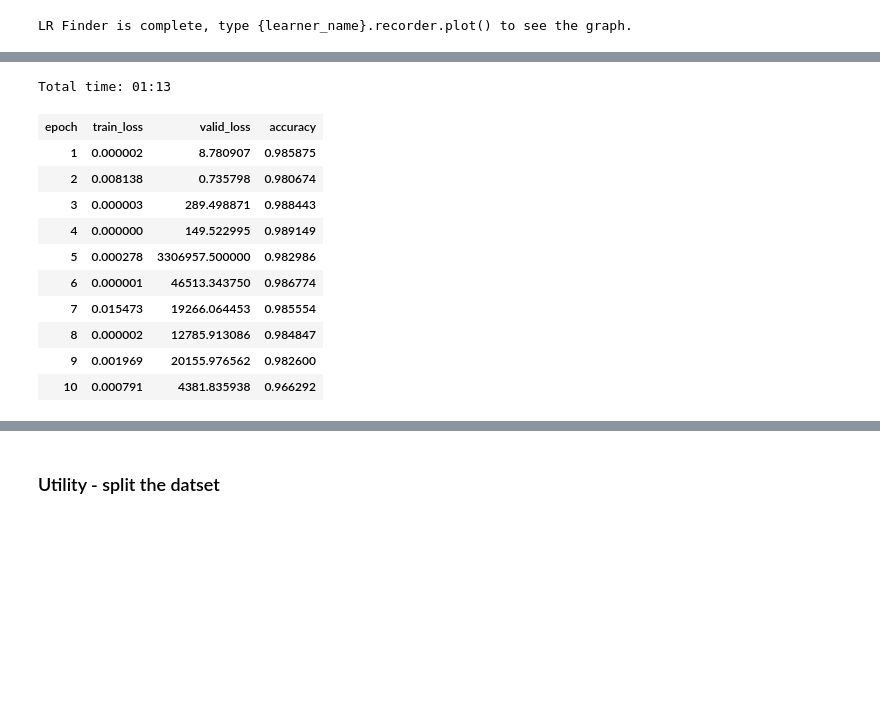
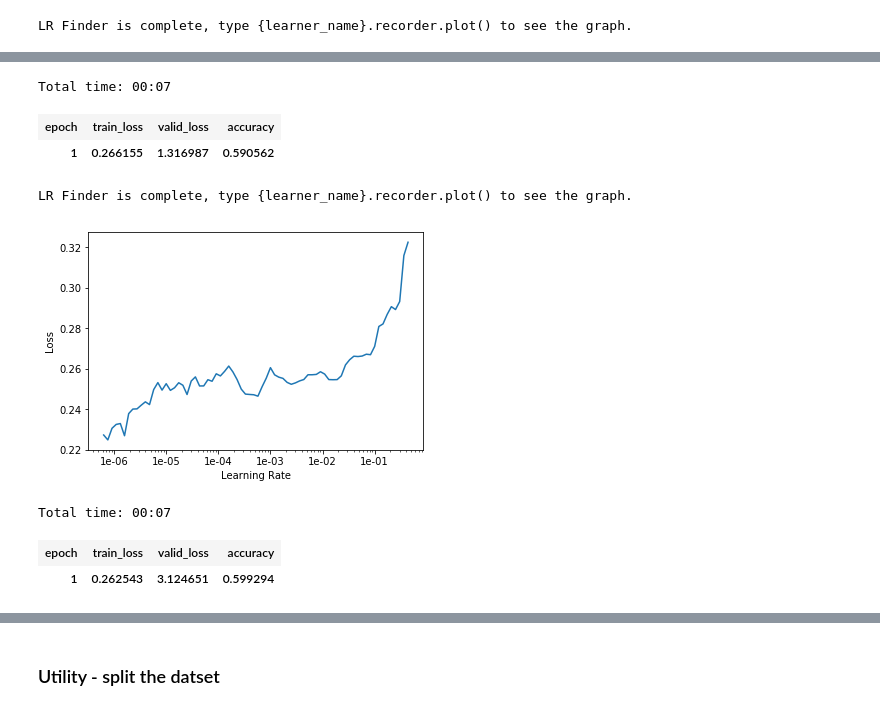
Before and after one commit to mallibus/Flairbit-Coffee-Machines-DataWranglin, a Jupyter notebook: Fastai Tabular Paperspace.ipynb, the cells around one changed output, grey strips where cells are left out. Cells and saved outputs as stored; diff of their text form; code cells hidden in the pictures; blank space fills up the shorter version.

```diff
--- a/Fastai Tabular Paperspace.ipynb
+++ b/Fastai Tabular Paperspace.ipynb
@@ -158,15 +159,0 @@ learn.recorder.plot()
-# %%
-learn.fit(10, 1e-2)
-# %% [output]
-Total time: 01:13
-| epoch | train_loss | valid_loss | accuracy |
-| 1 | 0.000002 | 8.780907 | 0.985875 |
-| 2 | 0.008138 | 0.735798 | 0.980674 |
-| 3 | 0.000003 | 289.498871 | 0.988443 |
-| 4 | 0.000000 | 149.522995 | 0.989149 |
-| 5 | 0.000278 | 3306957.500000 | 0.982986 |
-| 6 | 0.000001 | 46513.343750 | 0.986774 |
-| 7 | 0.015473 | 19266.064453 | 0.985554 |
-| 8 | 0.000002 | 12785.913086 | 0.984847 |
-| 9 | 0.001969 | 20155.976562 | 0.982600 |
-| 10 | 0.000791 | 4381.835938 | 0.966292 |
@@ -174,0 +160,18 @@ Total time: 01:13
+# %%
+learn.fit_one_cycle(1, 1e-5)
+# %% [output]
+Total time: 00:07
+| epoch | train_loss | valid_loss | accuracy |
+| 1 | 0.266155 | 1.316987 | 0.590562 |
+# %%
+learn.lr_find()
+learn.recorder.plot()
+# %% [output]
+LR Finder is complete, type {learner_name}.recorder.plot() to see the graph.
+[figure, added]
+# %%
+learn.fit_one_cycle(1, 4e-3)
+# %% [output]
+Total time: 00:07
+| epoch | train_loss | valid_loss | accuracy |
+| 1 | 0.262543 | 3.124651 | 0.599294 |
```
Also changed, not shown: parts of 19 cells of this notebook.
